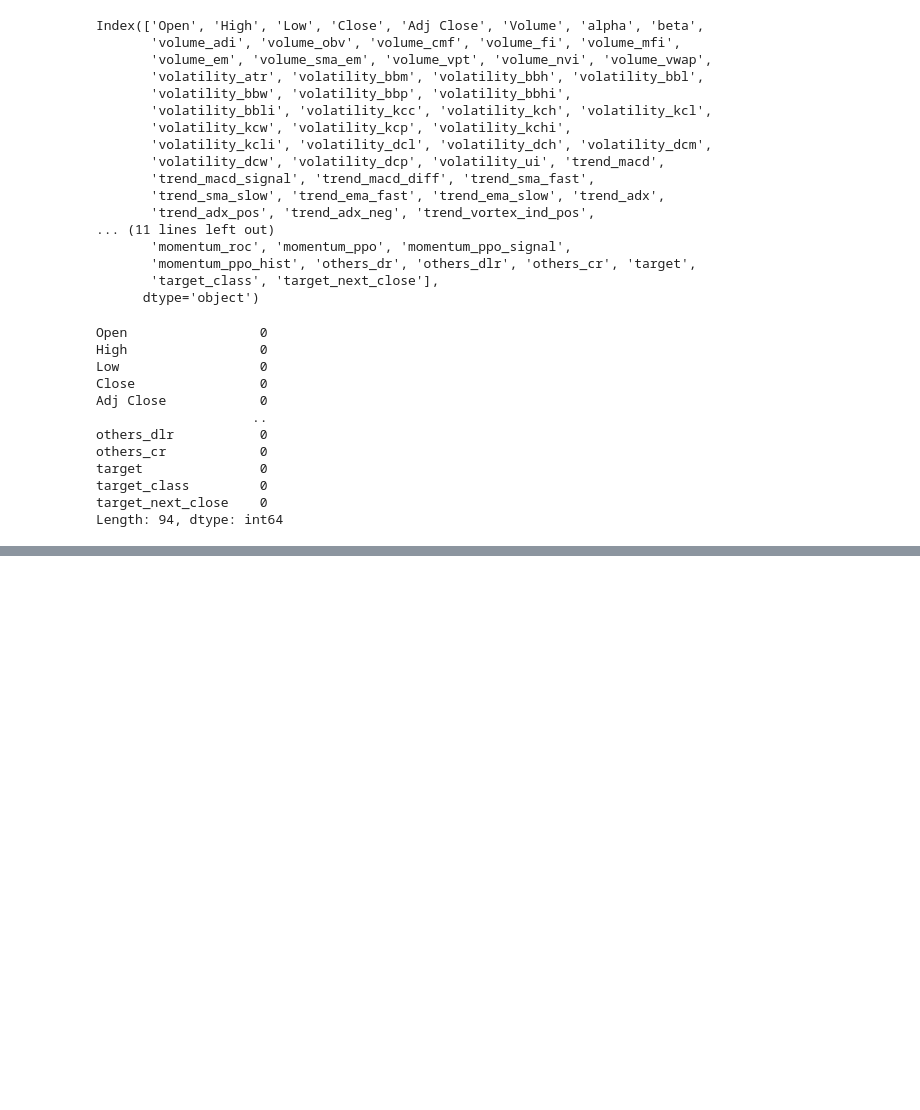
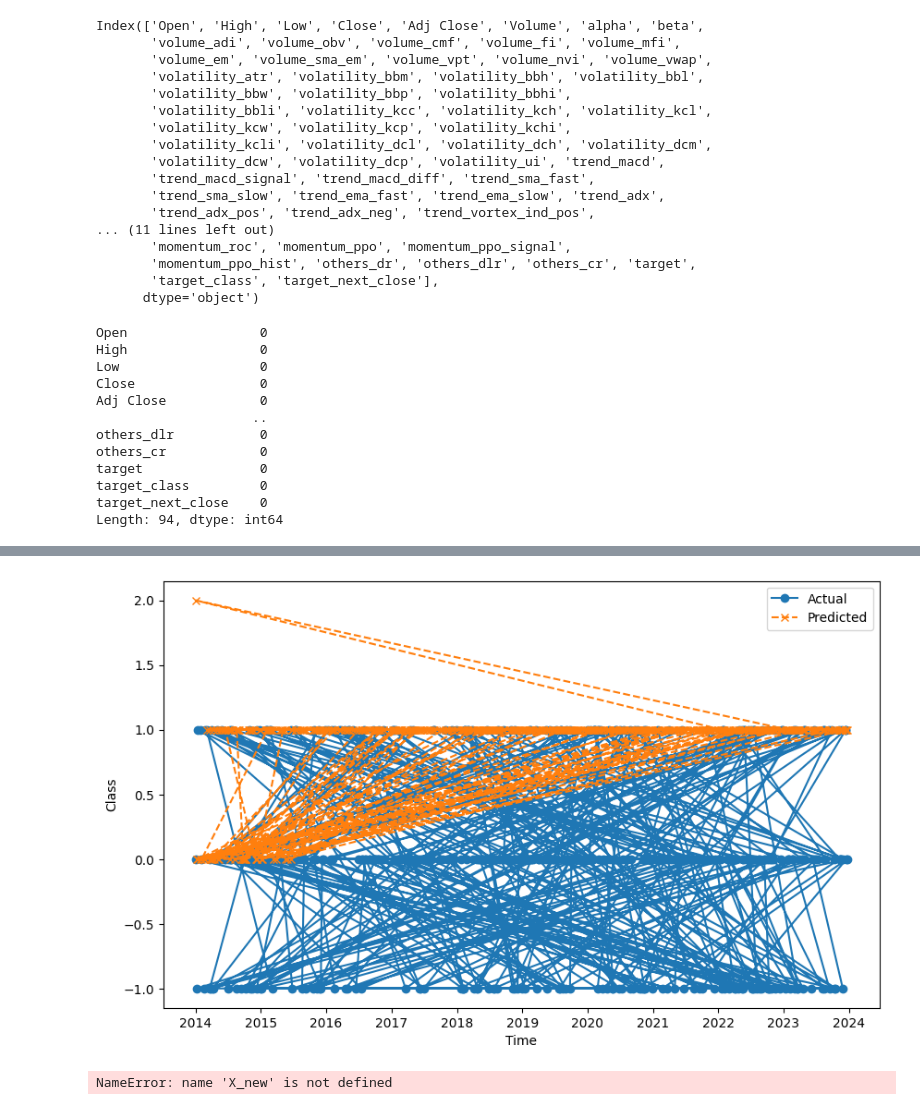
Before and after one commit to fauzan-arif/ds-capstone, a Jupyter notebook: notebooks/MarketRisk.ipynb, the cells around one changed output, grey strips where cells are left out. Cells and saved outputs as stored; diff of their text form; code cells hidden in the pictures; blank space fills up the shorter version.

```diff
--- a/notebooks/MarketRisk.ipynb
+++ b/notebooks/MarketRisk.ipynb
@@ -262,0 +298,23 @@ Test Loss: 0.9968996644020081, Test Accuracy: 0.47375690937042236
+# %%
+# Plot actual vs. predicted values
+plt.figure(figsize=(10, 6))
+plt.plot(y_test.index, y_test, label='Actual', marker='o')
+plt.plot(y_test.index, predicted_classes, label='Predicted', marker='x', linestyle='dashed')
+plt.xlabel('Time')
+plt.ylabel('Class')
+plt.legend()
+plt.show()
+# %% [output]
+[figure, added]
+# %%
+# Preprocess the new data
+X_new_preprocessed = preprocessor.transform(X_new)
+X_new_lstm = X_new_preprocessed.reshape((X_new_preprocessed.shape[0], 1, X_new_preprocessed.shape[1]))
+
+# Make predictions on new data
+predictions_new = model.predict(X_new_lstm)
+predicted_classes_new = np.argmax(predictions_new, axis=1)
+print("Predicted Classes for New Data:")
+print(predicted_classes_new)
+# %% [output]
+NameError: name 'X_new' is not defined
```
Also changed, not shown: parts of 19 cells of this notebook, 1 other file.
